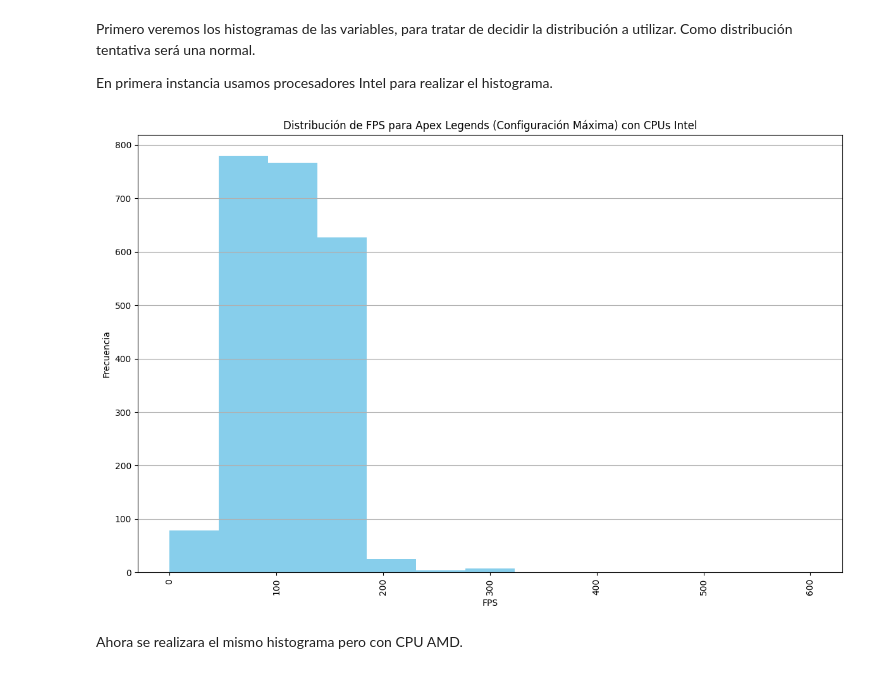
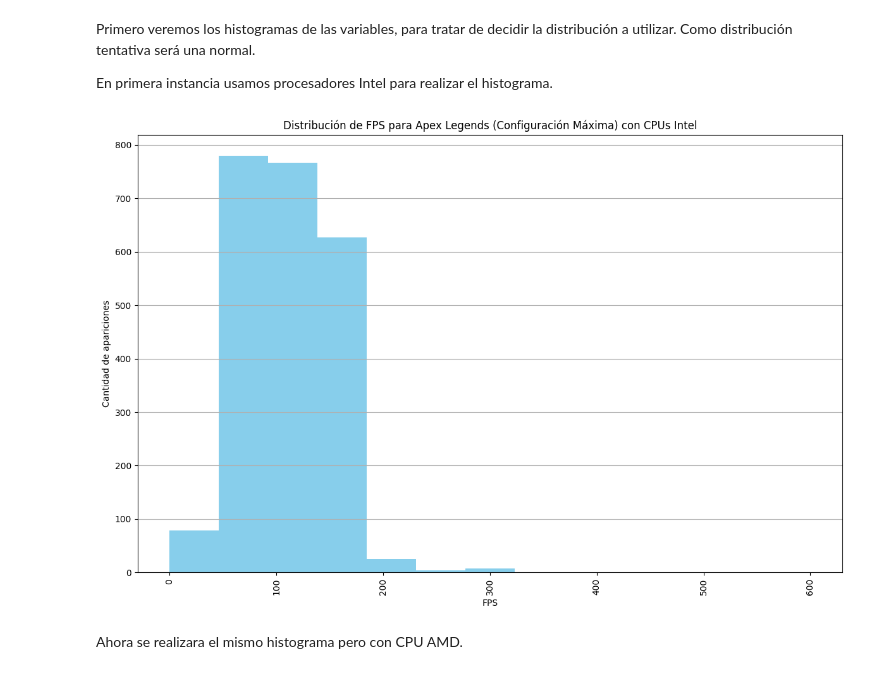
Before and after one commit to BenjaminPavez/Estadistica-Computacional-INF-280, a Jupyter notebook: Laboratorio 3/Laboratorio_3.ipynb, the cells around one changed output. Cells and saved outputs as stored; diff of their text form; code cells hidden in the pictures.

```diff
--- a/Laboratorio 3/Laboratorio_3.ipynb
+++ b/Laboratorio 3/Laboratorio_3.ipynb
@@ -212,28 +212,28 @@ En primera instancia usamos procesadores Intel para realizar el histograma.
 # %%
 import scipy.stats as stats
 from scipy.stats import norm
 from fitter import Fitter
 
 #Filtrar el DataFrame según los criterios especificados
 df_Intel1 = df[(df['CpuName'].str.contains('Intel', case=False)) &
                        (df['GameName'] == 'apexLegends') &
                        (df['GameSetting'] == 'max')]
 
 #Crear el histograma
 plt.figure(figsize=(12, 8))
 num_binsr1 = int(np.ceil(np.log2(len(df_Intel1['FPS'])) + 1))
 plt.hist(df_Intel1['FPS'], bins=num_binsr1, color='skyblue')
 
 #Añadir etiquetas y título
 plt.xlabel('FPS')
-plt.ylabel('Frecuencia')
+plt.ylabel('Cantidad de apariciones')
 plt.title('Distribución de FPS para Apex Legends (Configuración Máxima) con CPUs Intel')
 plt.xticks(rotation=90)
 plt.grid(axis='y')
 plt.tight_layout()
 plt.show()
 # %% [output]
-[figure, old version]
+[figure, new version]
 # %% [markdown]
 Ahora se realizara el mismo histograma pero con CPU AMD.
 # %%
```
Also changed, not shown: parts of 13 cells of this notebook.
